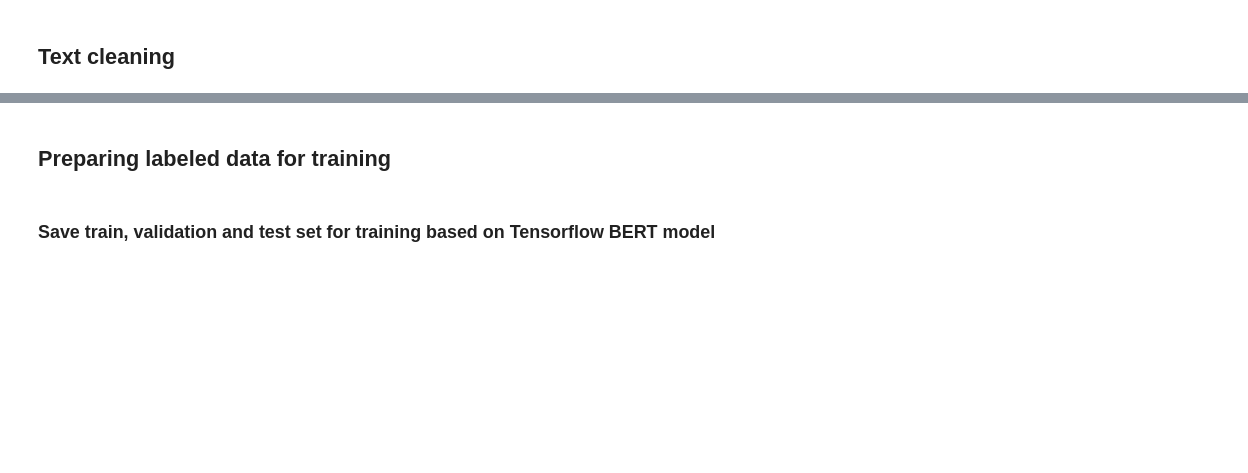
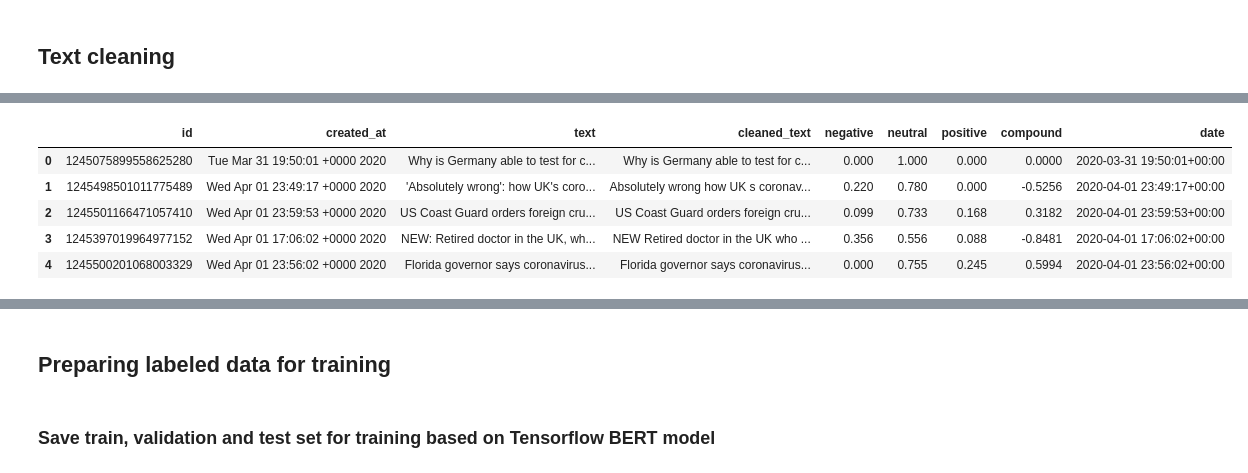
Before and after one commit to esraguzel/dsc-capstone-project-v2-onl01-dtsc-ft-012120, a Jupyter notebook: extract_tweets.ipynb, the cells around one changed output, grey strips where cells are left out. Drawn from its saved outputs; the diff is of its cells as text; code cells hidden in the pictures; blank space fills up the shorter version.

Commit message:
sentiment analysis applied

```diff
--- a/extract_tweets.ipynb
+++ b/extract_tweets.ipynb
@@ -238,3 +247,5 @@ def preprocess(text):
     text = " ".join(text.split())
 
     return text
+# %%
+df['cleaned_text'] = df['text'].apply(preprocess)
@@ -240,0 +263,8 @@ def preprocess(text):
+# %%
+from vaderSentiment.vaderSentiment import SentimentIntensityAnalyzer
+analyzer = SentimentIntensityAnalyzer()
+
+df['negative'] = df['cleaned_text'].apply(lambda cleaned_text: analyzer.polarity_scores(cleaned_text)['neg'])
+df['neutral'] = df['cleaned_text'].apply(lambda cleaned_text: analyzer.polarity_scores(cleaned_text)['neu'])
+df['positive'] = df['cleaned_text'].apply(lambda cleaned_text: analyzer.polarity_scores(cleaned_text)['pos'])
+df['compound'] = df['cleaned_text'].apply(lambda cleaned_text: analyzer.polarity_scores(cleaned_text)['compound'])
@@ -240,0 +289,11 @@ def preprocess(text):
+# %%
+# Converting the columns type to datetime
+df['date'] = pd.to_datetime(df['created_at'], errors='coerce')
+df.head()
+# %% [output]
+|  | id | created_at | text | cleaned_text | negative | neutral | positive | compound | date |
+| 0 | 1245075899558625280 | Tue Mar 31 19:50:01 +0000 2020 | Why is Germany able to test for c... | Why is Germany able to test for c... | 0.000 | 1.000 | 0.000 | 0.0000 | 2020-03-31 19:50:01+00:00 |
+| 1 | 1245498501011775489 | Wed Apr 01 23:49:17 +0000 2020 | 'Absolutely wrong': how UK's coro... | Absolutely wrong how UK s coronav... | 0.220 | 0.780 | 0.000 | -0.5256 | 2020-04-01 23:49:17+00:00 |
+| 2 | 1245501166471057410 | Wed Apr 01 23:59:53 +0000 2020 | US Coast Guard orders foreign cru... | US Coast Guard orders foreign cru... | 0.099 | 0.733 | 0.168 | 0.3182 | 2020-04-01 23:59:53+00:00 |
+| 3 | 1245397019964977152 | Wed Apr 01 17:06:02 +0000 2020 | NEW: Retired doctor in the UK, wh... | NEW Retired doctor in the UK who ... | 0.356 | 0.556 | 0.088 | -0.8481 | 2020-04-01 17:06:02+00:00 |
+| 4 | 1245500201068003329 | Wed Apr 01 23:56:02 +0000 2020 | Florida governor says coronavirus... | Florida governor says coronavirus... | 0.000 | 0.755 | 0.245 | 0.5994 | 2020-04-01 23:56:02+00:00 |
```
Also changed, not shown: parts of 12 cells of this notebook.
